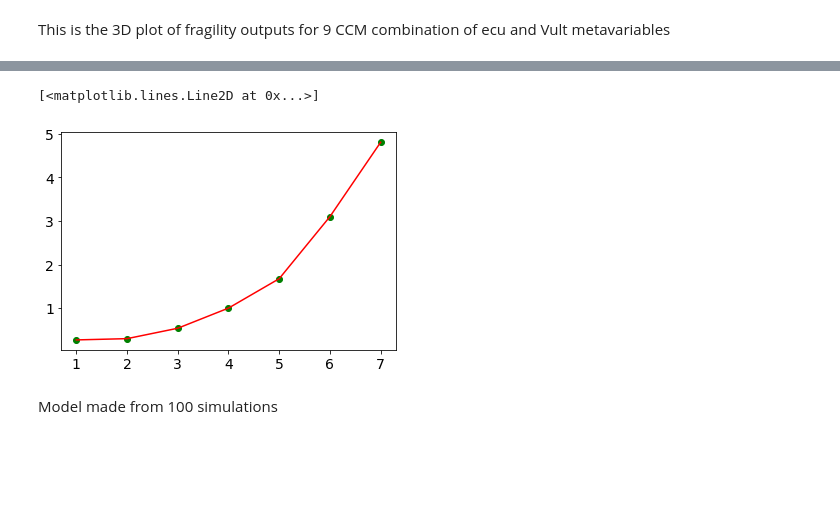
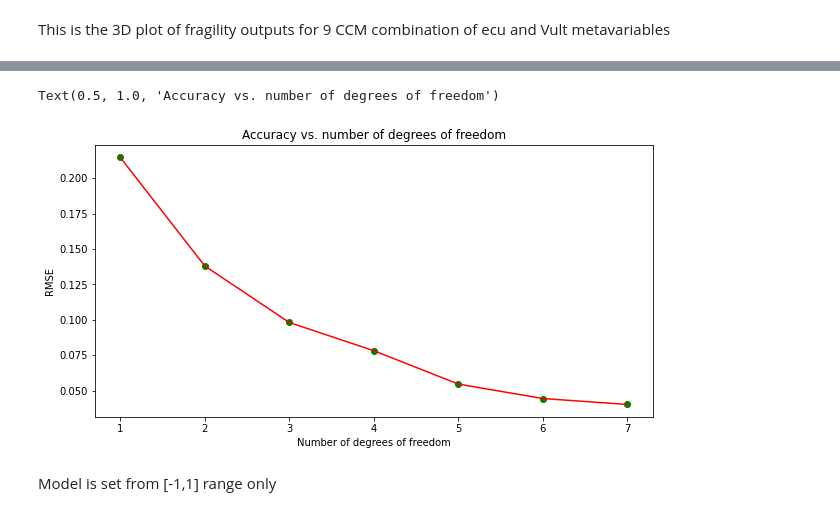
Before and after one commit to mtareqsoliman/msthesis, a Jupyter notebook: 100ML_10282022.ipynb, the cells around one changed output, grey strips where cells are left out. Cells and saved outputs as stored; diff of their text form; code cells hidden in the pictures; blank space fills up the shorter version.

```diff
--- a/100ML_10282022.ipynb
+++ b/100ML_10282022.ipynb
@@ -324,4 +206,8 @@ invalid value encountered in subtract
 # %%
+x1_mesh,x2_mesh = np.linspace(-2.5, 2, 50), np.linspace(-2.5, 2, 50)
+x1_mesh, x2_mesh = np.meshgrid(x1_mesh, x2_mesh)
+x_mesh = np.array([x1_mesh.flatten(), x2_mesh.flatten()]).T
+
 def mesh_maker(degree):
     poly_model = PolynomialFeatures(degree)
     poly_x_values = poly_model.fit_transform(x_values)
@@ -340,12 +226,9 @@ def mesh_maker(degree):
 fig = go.Figure()
 
 fig.add_trace(
-              go.Scatter3d(x=ecu_9_alpha_frag, y=Vult_9_alpha_frag, z=theta_9_list,mode='markers',marker_size=2.5,marker_color='black',opacity=0.7))
-
-fig.add_trace(
               go.Scatter3d(x=ecu_100_alpha_frag, y=Vult_100_alpha_frag, z=theta_100_list,mode='markers',marker_size=1.5,marker_color='gray',opacity=0.7))
 
-for dgr, clrscl in zip([2,3],["Viridis","emrld"]):
+for dgr, clrscl in zip([3,4,5],["Sunsetdark","Viridis","emrld"]):
     fig.add_trace(
                   go.Scatter3d(x=x_mesh[:,0], y=x_mesh[:,1], z=np.exp(mesh_maker(dgr)),mode='markers',marker_size=1,marker_color='silver',opacity=0.5,visible=False))
 
@@ -375,18 +258,23 @@ fig.update_layout(
             buttons=list([
                 dict(label="Just points",
                      method="update",
-                     args=[{"visible": [True,True,False, False, False, False]},
+                     args=[{"visible": [True,False, False, False, False, False, False]},
                            {"title": "No model",
                             "annotations": []}]),
-                dict(label="2nd degree",
+                dict(label="3th degree",
                      method="update",
-                     args=[{"visible": [True,True,True, True, False, False]},
-                           {"title": "2nd degree model",
+                     args=[{"visible": [True,True, True, False, False, False, False]},
+                           {"title": "3th degree model",
                             "annotations": []}]),
-                dict(label="3rd degree",
+                dict(label="4th degree",
                      method="update",
-                     args=[{"visible": [True,True,False, False, True, True]},
-                           {"title": "3rd degree model",
+                    args=[{"visible": [True,False, False, True, True, False, False]},
+                           {"title": "4th degree model",
+                            "annotations": []}]),
+                dict(label="5th degree",
+                     method="update",
+                     args=[{"visible": [True,False, False, False, False, True, True]},
+                           {"title": "5th degree model",
                             "annotations":  []}]),
             ]),
         )
@@ -506,28 +365,33 @@ arrays to stack must be passed as a "sequence" type such as list or tuple. Suppo
 # %%
 
 # -*- coding: utf-8 -*-
 
 
 number_degrees = [1,2,3,4,5,6,7]
 plt_mean_squared_error = []
 for degree in number_degrees:
 
    poly_model = PolynomialFeatures(degree=degree)
 
    poly_x_values = poly_model.fit_transform(x_values)
    poly_model.fit(poly_x_values, y_values)
 
    regression_model = LinearRegression()
    regression_model.fit(poly_x_values, y_values)
    test_poly_x =  poly_model.fit_transform(test_x)
    test_y_pred = regression_model.predict(test_poly_x)
 
    plt_mean_squared_error.append(mean_squared_error(test_y, test_y_pred, squared=False))
 
-plt.scatter(number_degrees,plt_mean_squared_error, color="green")
-plt.plot(number_degrees,plt_mean_squared_error, color="red")
+fig,ax = plt.subplots(figsize=(10,5))
+ax.scatter(number_degrees,plt_mean_squared_error, color="green")
+ax.plot(number_degrees,plt_mean_squared_error, color="red")
+ax.xaxis.get_major_locator().set_params(integer=True)
+ax.set_xlabel('Number of degrees of freedom')
+ax.set_ylabel('RMSE')
+ax.set_title('Accuracy vs. number of degrees of freedom')
 # %% [output]
-[<matplotlib.lines.Line2D at 0x...>]
+Text(0.5, 1.0, 'Accuracy vs. number of degrees of freedom')
-[figure, old version]
+[figure, new version]
-# %% [markdown]
-Model made from 100 simulations
+# %% [markdown]
+Model is set from [-1,1] range only
```
Also changed, not shown: parts of 12 cells of this notebook.
